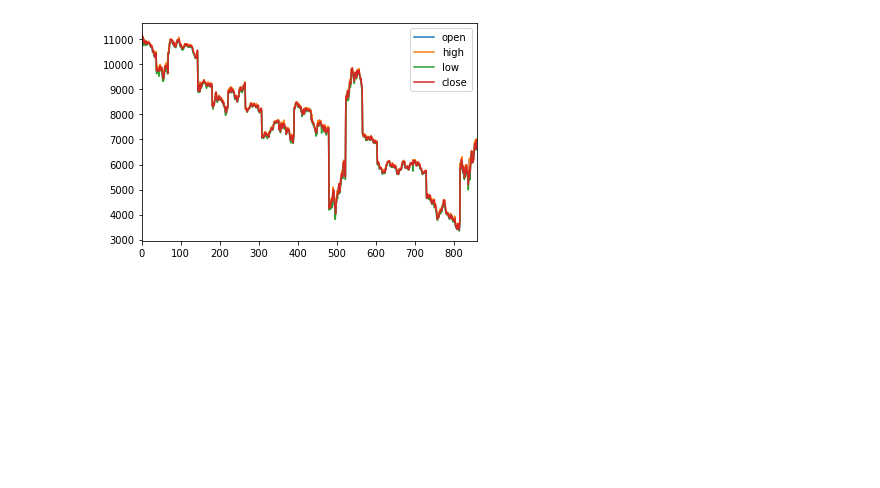
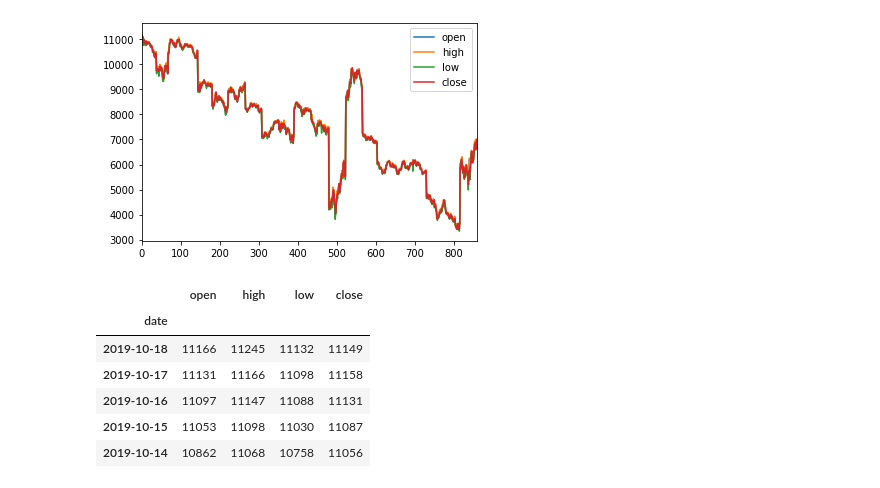
Before and after one commit to tewei0328/AI, a Jupyter notebook: stockprice.ipynb, the cells around one changed output. Saved outputs shown, nothing was run; the diff lists cells and outputs as text; code cells hidden in the pictures; blank space fills up the shorter version.

```diff
--- a/stockprice.ipynb
+++ b/stockprice.ipynb
@@ -32,0 +35,10 @@ df.plot()
+# %%
+df1.head()
+# %% [output]
+|  | open | high | low | close |
+| date |  |  |  |  |
+| 2019-10-18 | 11166 | 11245 | 11132 | 11149 |
+| 2019-10-17 | 11131 | 11166 | 11098 | 11158 |
+| 2019-10-16 | 11097 | 11147 | 11088 | 11131 |
+| 2019-10-15 | 11053 | 11098 | 11030 | 11087 |
+| 2019-10-14 | 10862 | 11068 | 10758 | 11056 |
```
Also changed, not shown: parts of 2 cells of this notebook.
